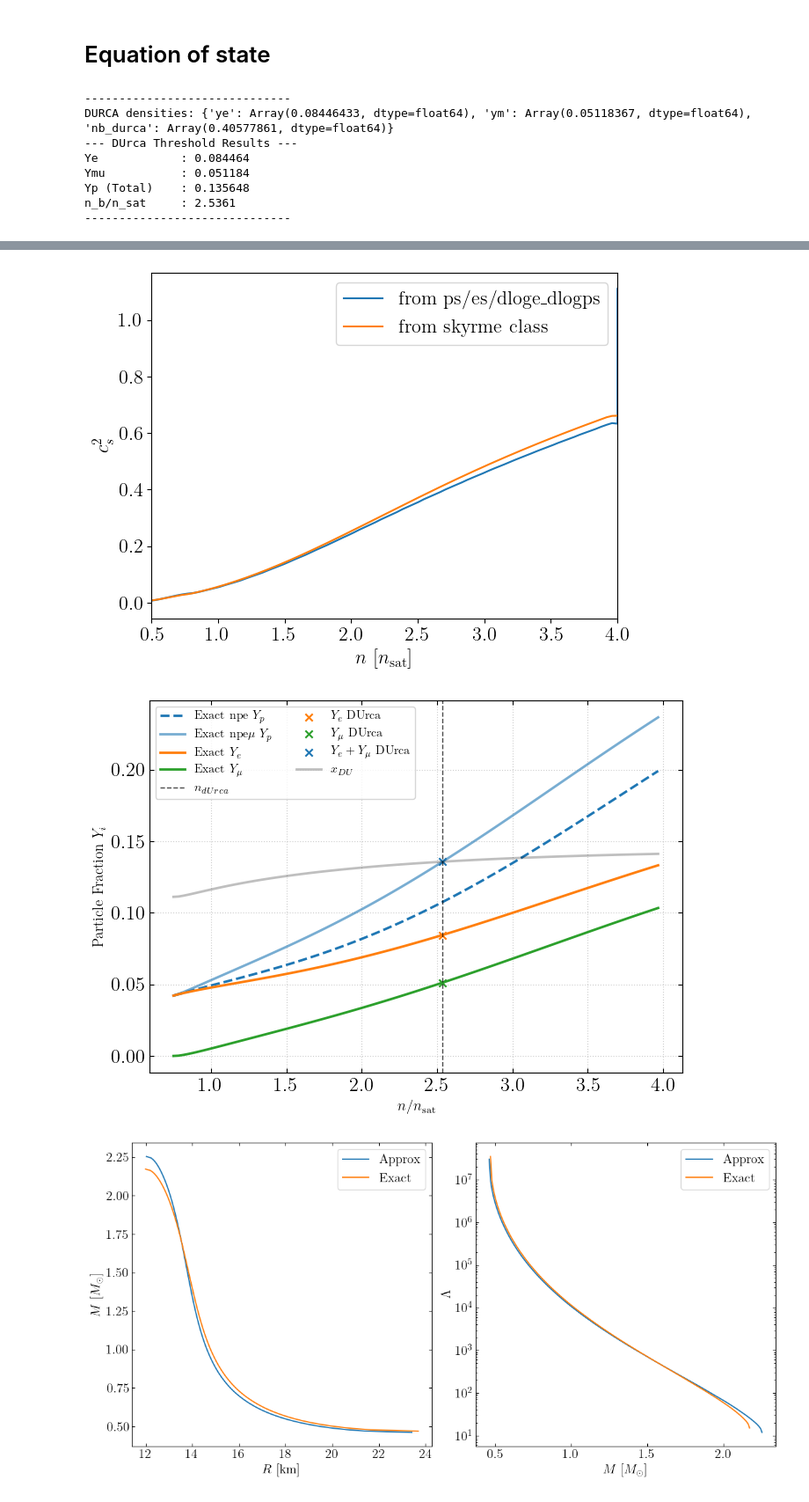
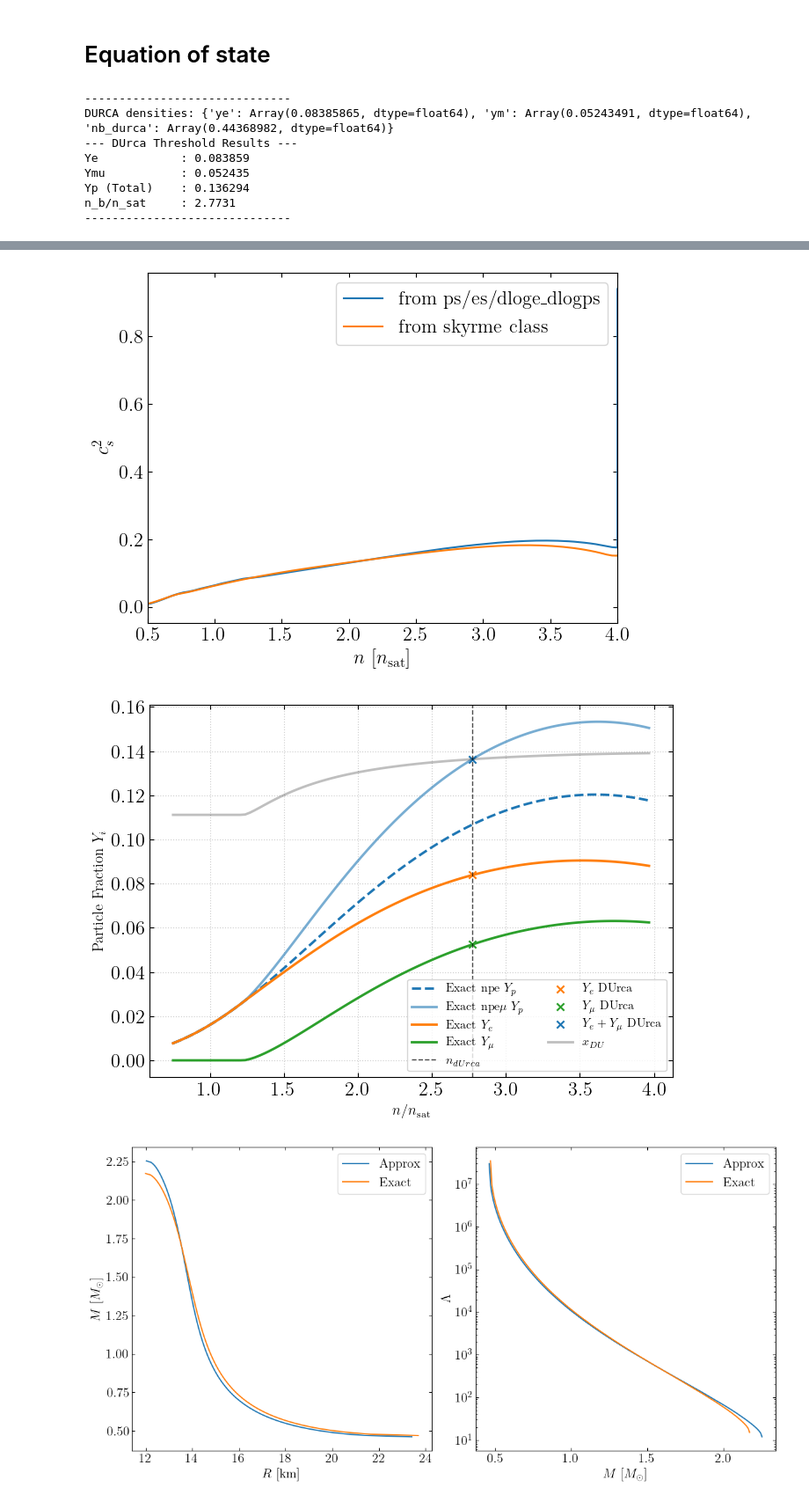
Before and after one commit to diodaberjalan/jester, a Jupyter notebook: docs/examples/eos_tov/eos_tov_skryme.ipynb, the cells around one changed output, grey strips where cells are left out. Shown at 88% size. Cells and saved outputs as stored; diff of their text form; code cells hidden in the pictures.

```diff
--- a/docs/examples/eos_tov/eos_tov_skryme.ipynb
+++ b/docs/examples/eos_tov/eos_tov_skryme.ipynb
@@ -32,25 +32,24 @@ eos_approx = Skyrme_with_CSE_EOS_model(nmax_nsat=6.0, proton_fraction='approx')
 
 # Define the INM (Infinite Nuclear Matter) parameters for Skyrme
 # These are converted to Skyrme force parameters internally
-INM_dict = {
-    "t2": 0.01,       # Input
-    "t4": -498.0,     # Input
-    "x0": 0.5588,     # Input
-    "x1": 2.94,       # Input
-    "x4": 5.66,       # Input
-    "alph": 0.2,      # Input (Mapped to sigma)
-    "beta": 0.0833,   # Input
-    "gamma": 0.25,    # Input
-    "kfsat": 1.327,
-    "av": -16.08,
-    "J": 31.0,
-    "meffs": 0.859,
-    "meffv": 0.722,
-    "Kinf": 242.56,
-    "eNMhd": 560.0
-}
-
-# Define the breakdown density -- this is usually between 1-2 nsat
+# INM_dict = {
+#     "t2": 0.01,       # Input
+#     "t4": -498.0,     # Input
+#     "x0": 0.5588,     # Input
+#     "x1": 2.94,       # Input
+#     "x4": 5.66,       # Input
+#     "alph": 0.2,      # Input (Mapped to sigma)
+#     "beta": 0.0833,   # Input
+#     "gamma": 0.25,    # Input
+#     "kfsat": 1.327,
+#     "av": -16.08,
+#     "J": 31.0,
+#     "meffs": 0.859,
+#     "meffv": 0.722,
+#     "Kinf": 242.56,
+#     "eNMhd": 560.0
+# }
+INM_dict = {'t2': 0.36945032776200915, 't4': -315.1675050090489, 'x0': -0.7610023197884487, 'x1': -2.187154364469659, 'x4': -0.888727217406208, 'alph': 0.17029751969515805, 'beta': 0.019651482746847804, 'gamma': 0.8793930568071955, 'kfsat': 1.4896829494142652, 'av': -16.63371845187373, 'J': 32.062082553105675, 'meffs': 0.6035459063871855, 'meffv': 0.9401253441651871, 'Kinf': 267.780792702404, 'eNMhd': 129.32166007200064, 'nbreak': 0.23025319372154632}# Define the breakdown density -- this is usually between 1-2 nsat
 nbreak = 4 * nsat
 INM_dict["nbreak"] = nbreak
 
@@ -198,10 +197,10 @@ plt.show()
 plt.close()
 # %% [output]
 ------------------------------
-DURCA densities: {'ye': Array(0.08446433, dtype=float64), 'ym': Array(0.05118367, dtype=float64), 'nb_durca': Array(0.40577861, dtype=float64)}
+DURCA densities: {'ye': Array(0.08385865, dtype=float64), 'ym': Array(0.05243491, dtype=float64), 'nb_durca': Array(0.44368982, dtype=float64)}
 --- DUrca Threshold Results ---
-Ye            : 0.084464
-Ymu           : 0.051184
-Yp (Total)    : 0.135648
-n_b/n_sat     : 2.5361
+Ye            : 0.083859
+Ymu           : 0.052435
+Yp (Total)    : 0.136294
+n_b/n_sat     : 2.7731
 ------------------------------
@@ -211,5 +210,5 @@ n_b/n_sat     : 2.5361
-[figure, old version]
+[figure, new version]
-[figure, old version]
+[figure, new version]
 # %%
 # Neutron stars
 from scipy.interpolate import interp1d
```
Also changed, not shown: parts of 3 cells of this notebook.
